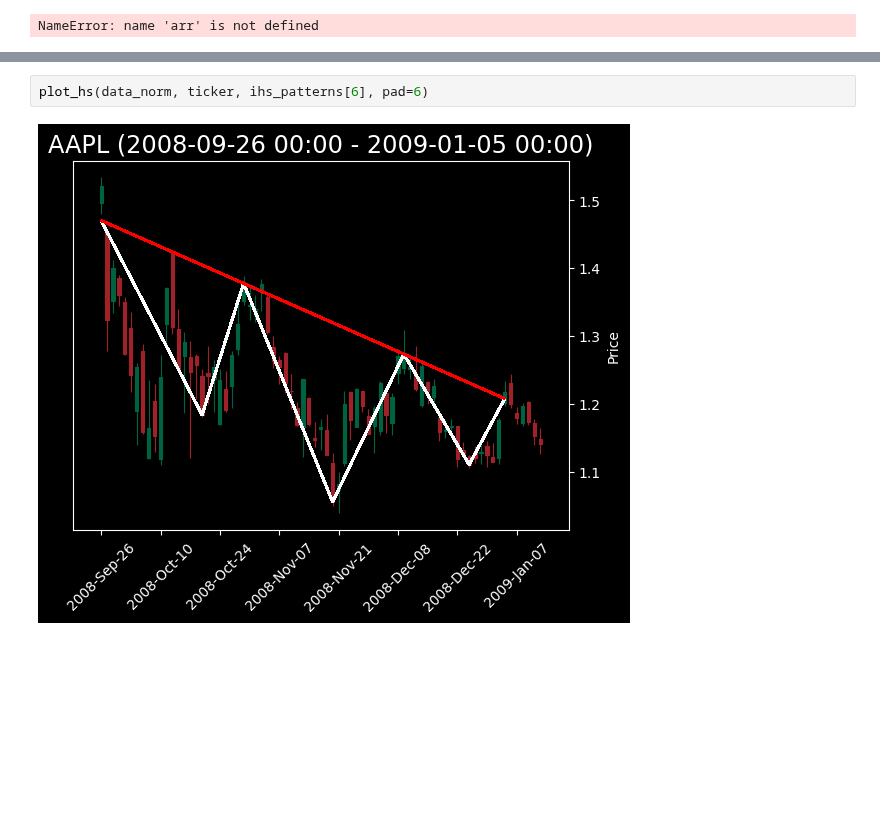
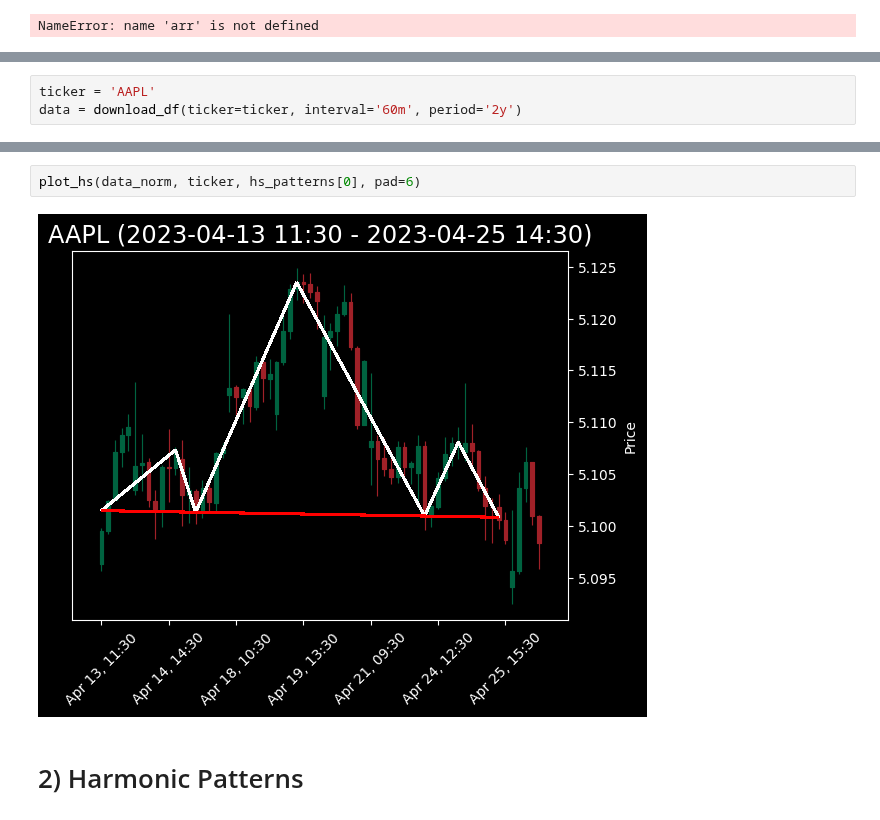
Before and after one commit to tcarlucc/machine-learning-final, a Jupyter notebook: reversal_patterns.ipynb, the cells around one changed output, grey strips where cells are left out. Drawn from its saved outputs; the diff is of its cells as text; blank space fills up the shorter version.

Commit message:
Testing other pattern detection algorithms.

```diff
--- a/reversal_patterns.ipynb
+++ b/reversal_patterns.ipynb
@@ -96,0 +92,3 @@ data.shape
+# %%
+ticker = 'AAPL'
+data = download_df(ticker=ticker, interval='60m', period='2y')
@@ -117,4 +116,6 @@ Data time range: 1980-12-12 00:00:00 to 2024-04-17 00:00:00
 # %%
-plot_hs(data_norm, ticker, ihs_patterns[6], pad=6)
+plot_hs(data_norm, ticker, hs_patterns[0], pad=6)
 # %% [output]
-[figure, old version]
+[figure, new version]
+# %% [markdown]
+# 2) Harmonic Patterns
```
Also changed, not shown: parts of 11 cells of this notebook, 2 other files.
